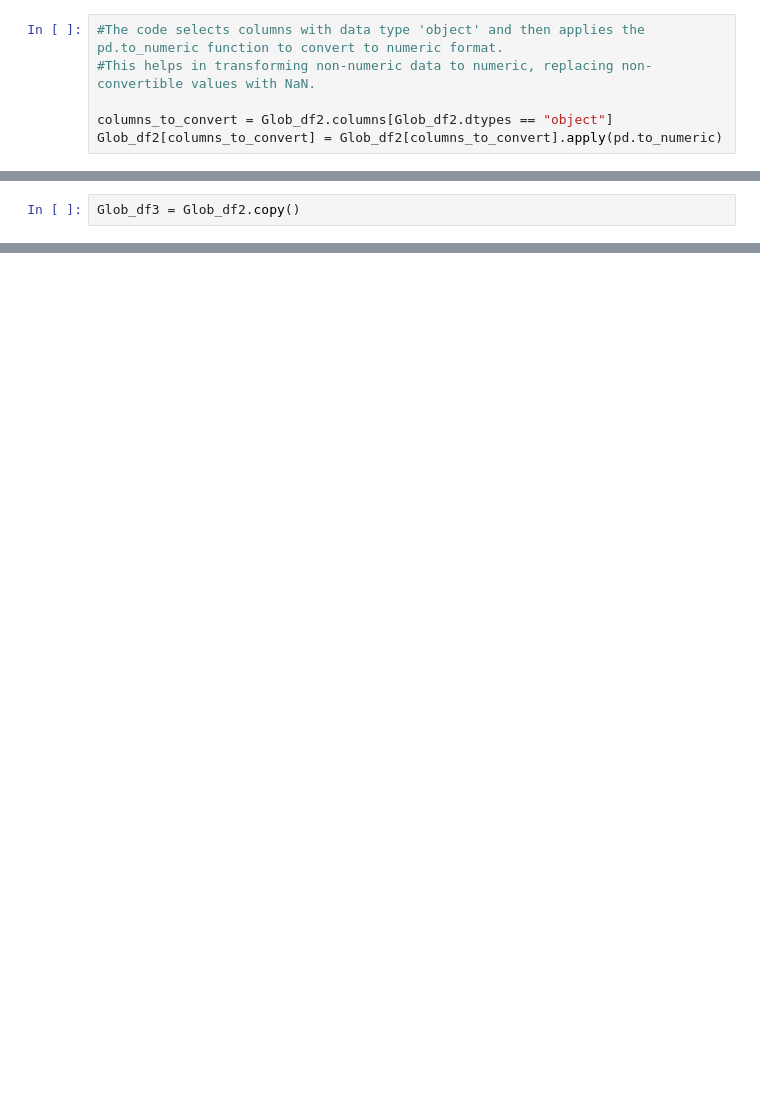
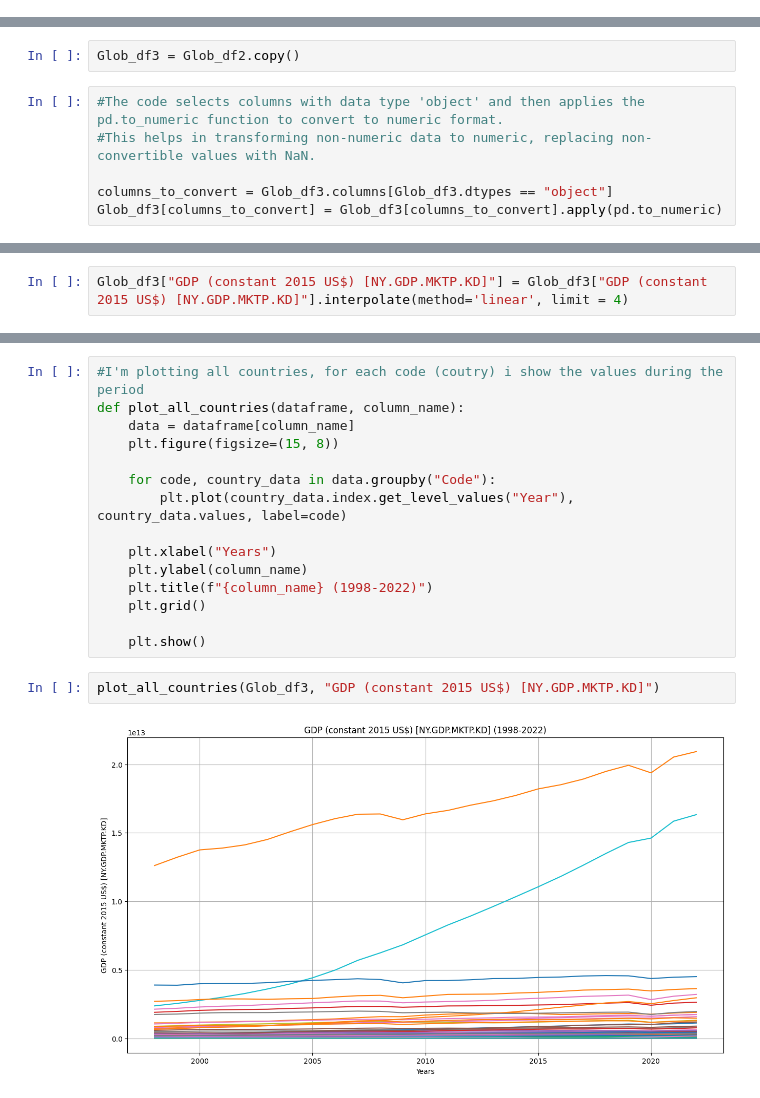
Before and after one commit to LosaLosSantos/Project_ER, a Jupyter notebook: Clean and Exploration.ipynb, the cells around one changed output, grey strips where cells are left out. Drawn from its saved outputs; the diff is of its cells as text; blank space fills up the shorter version.

```diff
--- a/Clean and Exploration.ipynb
+++ b/Clean and Exploration.ipynb
@@ -126,6 +474,0 @@ Glob_df2.info()
-# %%
-#The code selects columns with data type 'object' and then applies the pd.to_numeric function to convert to numeric format.
-#This helps in transforming non-numeric data to numeric, replacing non-convertible values with NaN.
-
-columns_to_convert = Glob_df2.columns[Glob_df2.dtypes == "object"]
-Glob_df2[columns_to_convert] = Glob_df2[columns_to_convert].apply(pd.to_numeric)
@@ -132,4 +495,10 @@ Glob_df2[columns_to_convert] = Glob_df2[columns_to_convert].apply(pd.to_numeric)
 # %%
 Glob_df3 = Glob_df2.copy()
+# %%
+#The code selects columns with data type 'object' and then applies the pd.to_numeric function to convert to numeric format.
+#This helps in transforming non-numeric data to numeric, replacing non-convertible values with NaN.
+
+columns_to_convert = Glob_df3.columns[Glob_df3.dtypes == "object"]
+Glob_df3[columns_to_convert] = Glob_df3[columns_to_convert].apply(pd.to_numeric)
 # %%
 Glob_df3.isna().sum() == Glob_df2.isna().sum()
@@ -135,0 +523,2 @@ Glob_df3.isna().sum() == Glob_df2.isna().sum()
+# %%
+Glob_df3["GDP (constant 2015 US$) [NY.GDP.MKTP.KD]"] = Glob_df3["GDP (constant 2015 US$) [NY.GDP.MKTP.KD]"].interpolate(method='linear', limit = 4)
@@ -137,0 +565,19 @@ Glob_df3.index
+# %%
+#I'm plotting all countries, for each code (coutry) i show the values during the period
+def plot_all_countries(dataframe, column_name):
+    data = dataframe[column_name]
+    plt.figure(figsize=(15, 8))
+
+    for code, country_data in data.groupby("Code"):
+        plt.plot(country_data.index.get_level_values("Year"), country_data.values, label=code)
+
+    plt.xlabel("Years")
+    plt.ylabel(column_name)
+    plt.title(f"{column_name} (1998-2022)")
+    plt.grid()
+
+    plt.show()
+# %%
+plot_all_countries(Glob_df3, "GDP (constant 2015 US$) [NY.GDP.MKTP.KD]")
+# %% [output]
+[figure, added]
```
Also changed, not shown: parts of 37 cells of this notebook, 1 other file.
